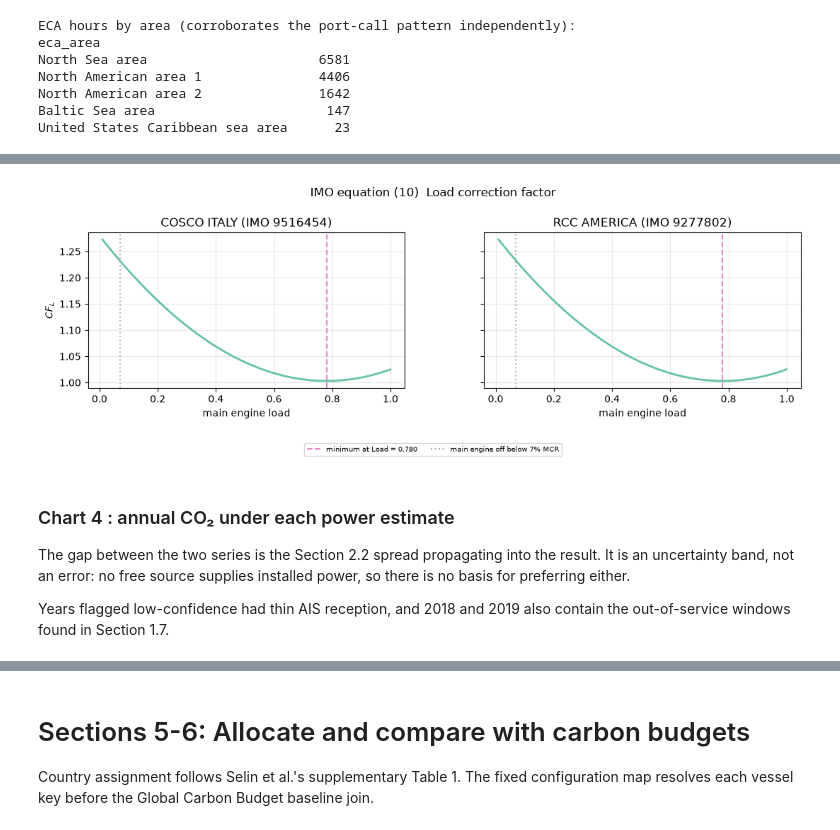
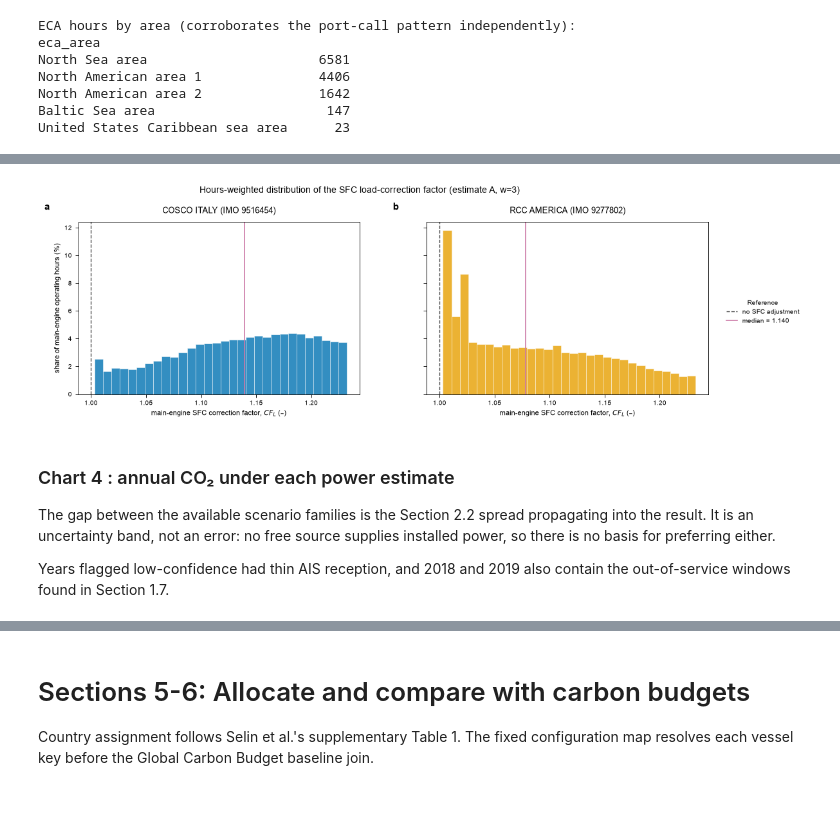
Before and after one commit to arantzazu-arregui/emissions-allocation, a Jupyter notebook: notebooks/01_methodology_walkthrough.ipynb, the cells around one changed output, grey strips where cells are left out. Cells and saved outputs as stored; diff of their text form; code cells hidden in the pictures; blank space fills up the shorter version.

Commit message:
Correct power modelling and international allocation

```diff
--- a/notebooks/01_methodology_walkthrough.ipynb
+++ b/notebooks/01_methodology_walkthrough.ipynb
@@ -369,14 +339,14 @@ Run the activity and emissions stages to materialise the separate annual sensiti
 This world map places every observed vessel-hour at its 0.01 degree cell centroid. Comparing
 the two tracks confirms the spatial coverage used in the activity and emissions calculations.
 # %%
-track_colours = [COLOUR["magenta"], COLOUR["gold"]]
-fig = plt.figure(figsize=(13, 6.5))
+track_colours = [COLOUR["blue"], COLOUR["orange"]]
+fig = plt.figure(figsize=(9.4, 5.4), constrained_layout=True)
 ax = plt.axes(projection=ccrs.Robinson())
 ax.set_global()
 ax.add_feature(cfeature.LAND, facecolor=COLOUR["gray"])
 ax.add_feature(cfeature.OCEAN, facecolor="#EAF2FA")
 ax.coastlines(linewidth=0.55, color="#4D4D4D")
-ax.gridlines(linewidth=0.35, color="#4D4D4D", alpha=0.35, draw_labels=False)
+# Geographic reference is supplied by coastlines; gridlines would compete with the tracks.
 
 for v, colour in zip(cfg, track_colours):
     vessel_track = pd.read_parquet(INTERIM / f"vessel_hour_{v.imo}.parquet").dropna(
@@ -387,7 +357,14 @@ for v, colour in zip(cfg, track_colours):
     scatter_kwargs["transform"] = ccrs.PlateCarree()
     ax.scatter(vessel_track.lon, vessel_track.lat, **scatter_kwargs)
 
-ax.set_title(f"Hourly vessel tracks, {cfg.start_date} to {cfg.end_date}")
-ax.legend(markerscale=8, fontsize=9, loc="lower left")
+panel_heading(ax, None, f"Hourly vessel tracks, {cfg.start_date} to {cfg.end_date}")
+ax.legend(
+    markerscale=8,
+    fontsize=7,
+    frameon=False,
+    loc="center left",
+    bbox_to_anchor=(1.02, 0.5),
+    borderaxespad=0.0,
+)
 plt.show()
 # %% [output]
@@ -720,26 +856,40 @@ Section 4.3 IMO Table 17 : container 12,000–14,499 TEU
 # %%
 c = cfg.factors["load_correction"]
-loads = np.linspace(0.01, 1.0, 400)
-cf_l = c["a"] * loads**2 + c["b"] * loads + c["c"]
-fig, axes = plt.subplots(1, 2, figsize=FIG_PANEL, sharey=True)
+reference_scenario = f"{cfg.run['power_estimates'][0]}_w3"
+reference_hours = hourly[hourly.scenario_id == reference_scenario].copy()
+reference_hours = reference_hours[reference_hours.w_me_kw.gt(0)].copy()
+reference_hours["cf_l"] = (
+    c["a"] * reference_hours.me_load**2
+    + c["b"] * reference_hours.me_load
+    + c["c"]
+)
+bins = np.linspace(reference_hours.cf_l.min(), reference_hours.cf_l.max(), 31)
+ship_colours = dict(zip([v.imo for v in cfg], [COLOUR["blue"], COLOUR["orange"]]))
+fig, axes = plt.subplots(1, 2, figsize=FIG_PANEL, sharex=True, sharey=True, layout="constrained")
+fig.get_layout_engine().set(rect=(0.04, 0.08, 0.80, 0.91), wspace=0.08)
 for ax, v in zip(axes, cfg):
-    ax.plot(loads, cf_l, color=COLOUR["teal"], lw=2)
-    ax.axvline(c["minimises_at"], color=COLOUR["pink"], ls="--", label=f"minimum at Load = {c['minimises_at']:.3f}")
-    ax.axvline(c["main_engine_cutoff_load"], color=COLOUR["gray"], ls=":", label=f"main engine off below {c['main_engine_cutoff_load']:.0%} MCR")
-    ax.set_xlabel("main engine load")
-    ax.set_title(f"{v.shipnames[0]} (IMO {v.imo})")
-axes[0].set_ylabel("$CF_L$")
+    vessel_hours = reference_hours[reference_hours.IMO == v.imo]
+    weights = np.full(len(vessel_hours), 100 / len(vessel_hours))
+    ax.hist(
+        vessel_hours.cf_l, bins=bins, weights=weights, color=ship_colours[v.imo],
+        alpha=0.80, edgecolor="white", linewidth=0.4,
+    )
+    ax.axvline(1.0, color=COLOUR["dark_gray"], ls="--", lw=1, label="no SFC adjustment")
+    median_cf_l = vessel_hours.cf_l.median()
+    ax.axvline(median_cf_l, color=COLOUR["pink"], lw=1.2, label=f"median = {median_cf_l:.3f}")
+    ax.set_xlabel("main-engine SFC correction factor, $CF_L$ (–)")
+    panel_heading(ax, chr(97 + list(cfg).index(v)), f"{v.shipnames[0]} (IMO {v.imo})")
+axes[0].set_ylabel("share of main-engine operating hours (%)")
 handles, labels = axes[0].get_legend_handles_labels()
-fig.subplots_adjust(bottom=0.27, top=0.82, wspace=0.25)
-fig.legend(handles, labels, loc="lower center", ncol=len(labels), fontsize=7, bbox_to_anchor=(0.5, 0.03), borderaxespad=0)
-fig.suptitle("IMO equation (10)  Load correction factor")
+right_legend(fig, handles, title="Reference")
+fig.suptitle("Hours-weighted distribution of the SFC load-correction factor (estimate A, w=3)", x=0.42, ha="center", fontsize=10)
 plt.show()
 # %% [output]
-[figure, old version]
+[figure, new version]
 # %% [markdown]
 ### Chart 4 : annual CO₂ under each power estimate
 
-The gap between the two series is the Section 2.2 spread propagating into the result. It is an
+The gap between the available scenario families is the Section 2.2 spread propagating into the result. It is an
 uncertainty band, not an error: no free source supplies installed power, so there is no basis
 for preferring either.
 
```
Also changed, not shown: parts of 21 cells of this notebook, 22 other files.
